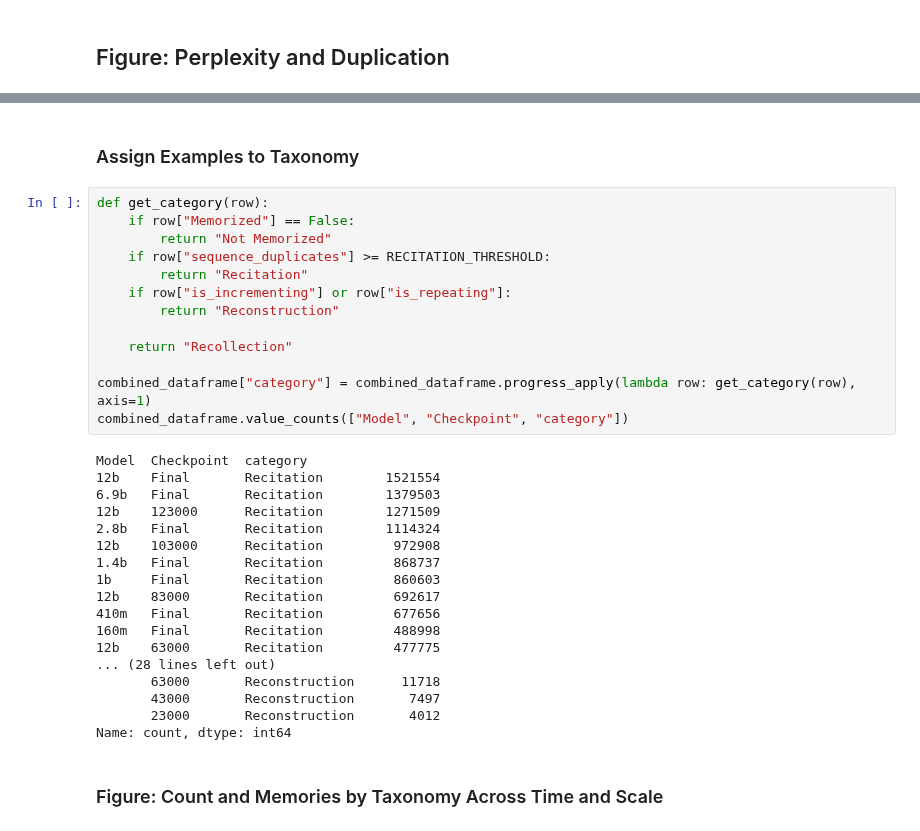
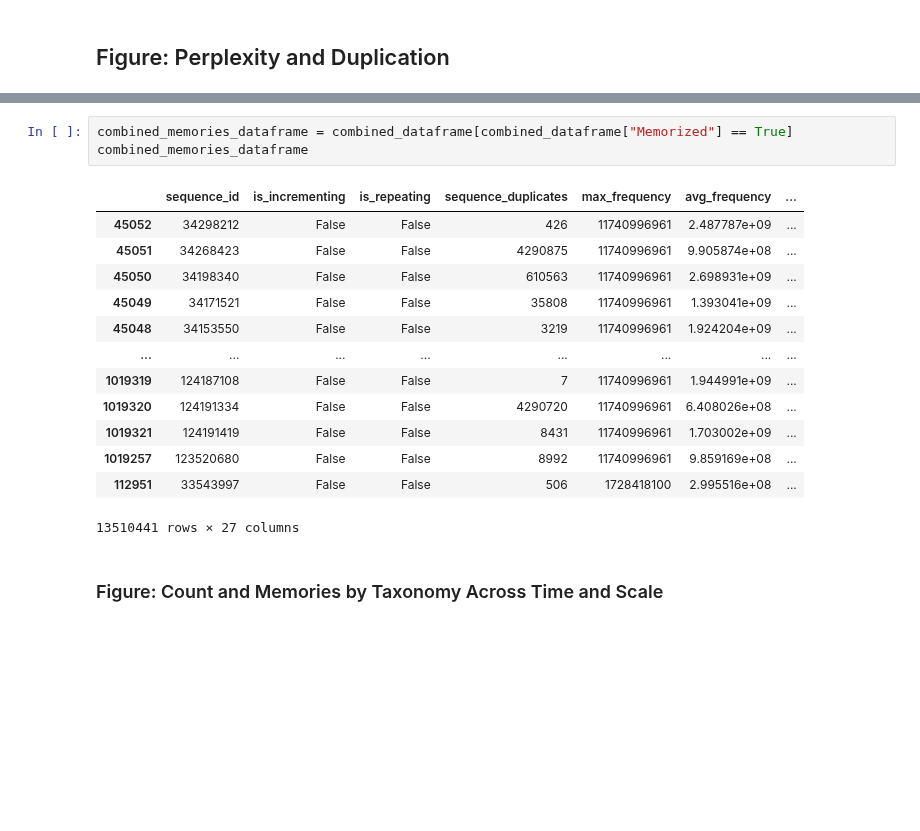
Before and after one commit to EleutherAI/semantic-memorization, a Jupyter notebook: working_dirs/kyle/results_analysis/results_analysis.ipynb, the cells around one changed output, grey strips where cells are left out. Drawn from its saved outputs; the diff is of its cells as text; blank space fills up the shorter version.

Commit message:
Checkpoint

```diff
--- a/working_dirs/kyle/results_analysis/results_analysis.ipynb
+++ b/working_dirs/kyle/results_analysis/results_analysis.ipynb
@@ -159,36 +260,20 @@ duplication_ppl_stats.to_csv("duplication_ppl_stats.csv")
-# %% [markdown]
-### Assign Examples to Taxonomy
-# %%
-def get_category(row):
-    if row["Memorized"] == False:
-        return "Not Memorized"
-    if row["sequence_duplicates"] >= RECITATION_THRESHOLD:
-        return "Recitation"
-    if row["is_incrementing"] or row["is_repeating"]:
-        return "Reconstruction"
-
-    return "Recollection"
-
-combined_dataframe["category"] = combined_dataframe.progress_apply(lambda row: get_category(row), axis=1)
-combined_dataframe.value_counts(["Model", "Checkpoint", "category"])
-# %% [output]
-Model  Checkpoint  category
-12b    Final       Recitation        1521554
-6.9b   Final       Recitation        1379503
-12b    123000      Recitation        1271509
-2.8b   Final       Recitation        1114324
-12b    103000      Recitation         972908
-1.4b   Final       Recitation         868737
-1b     Final       Recitation         860603
-12b    83000       Recitation         692617
-410m   Final       Recitation         677656
-160m   Final       Recitation         488998
-12b    63000       Recitation         477775
-... (28 lines left out)
-       63000       Reconstruction      11718
-       43000       Reconstruction       7497
-       23000       Reconstruction       4012
-Name: count, dtype: int64
+# %%
+combined_memories_dataframe = combined_dataframe[combined_dataframe["Memorized"] == True]
+combined_memories_dataframe
+# %% [output]
+|  | sequence_id | is_incrementing | is_repeating | sequence_duplicates | max_frequency | avg_frequency | ... |
+| 45052 | 34298212 | False | False | 426 | 11740996961 | 2.487787e+09 | ... |
+| 45051 | 34268423 | False | False | 4290875 | 11740996961 | 9.905874e+08 | ... |
+| 45050 | 34198340 | False | False | 610563 | 11740996961 | 2.698931e+09 | ... |
+| 45049 | 34171521 | False | False | 35808 | 11740996961 | 1.393041e+09 | ... |
+| 45048 | 34153550 | False | False | 3219 | 11740996961 | 1.924204e+09 | ... |
+| ... | ... | ... | ... | ... | ... | ... | ... |
+| 1019319 | 124187108 | False | False | 7 | 11740996961 | 1.944991e+09 | ... |
+| 1019320 | 124191334 | False | False | 4290720 | 11740996961 | 6.408026e+08 | ... |
+| 1019321 | 124191419 | False | False | 8431 | 11740996961 | 1.703002e+09 | ... |
+| 1019257 | 123520680 | False | False | 8992 | 11740996961 | 9.859169e+08 | ... |
+| 112951 | 33543997 | False | False | 506 | 1728418100 | 2.995516e+08 | ... |
+13510441 rows × 27 columns
 # %% [markdown]
 ### Figure: Count and Memories by Taxonomy Across Time and Scale
 # %%
```
Also changed, not shown: parts of 14 cells of this notebook, 1 other file.
